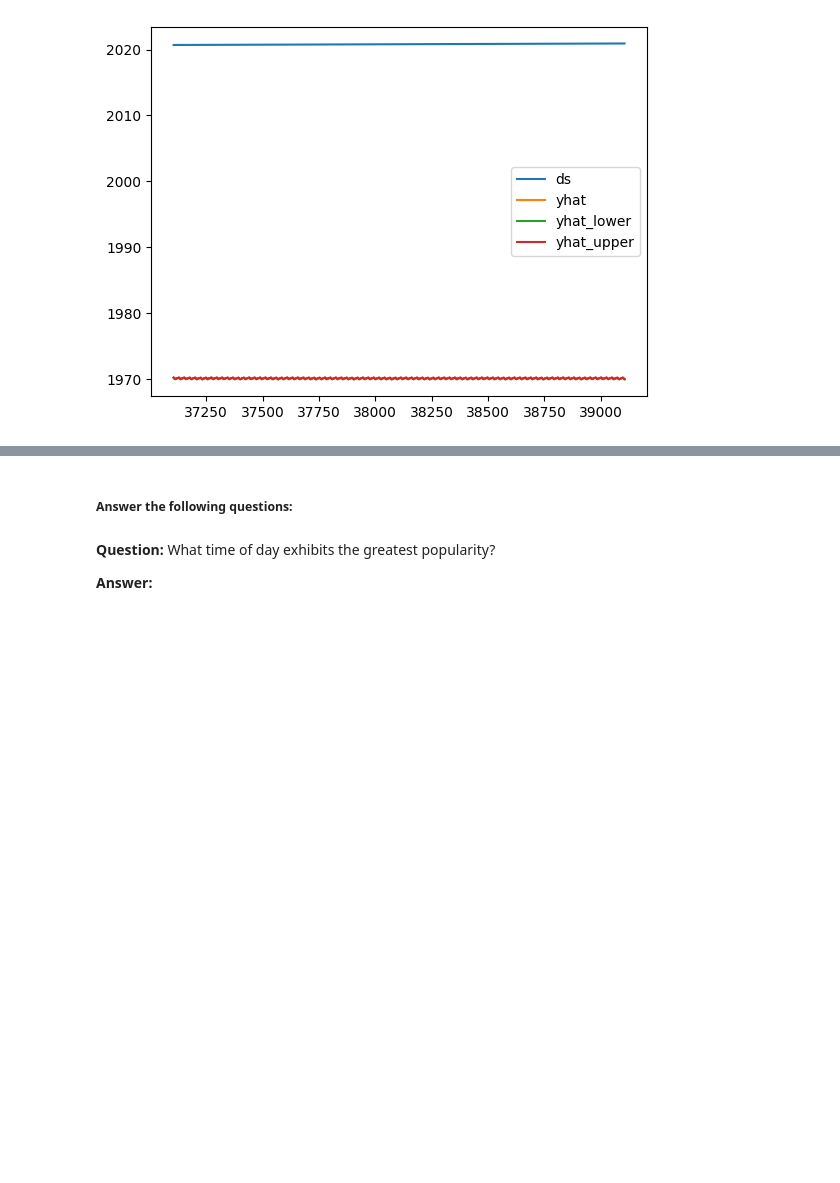
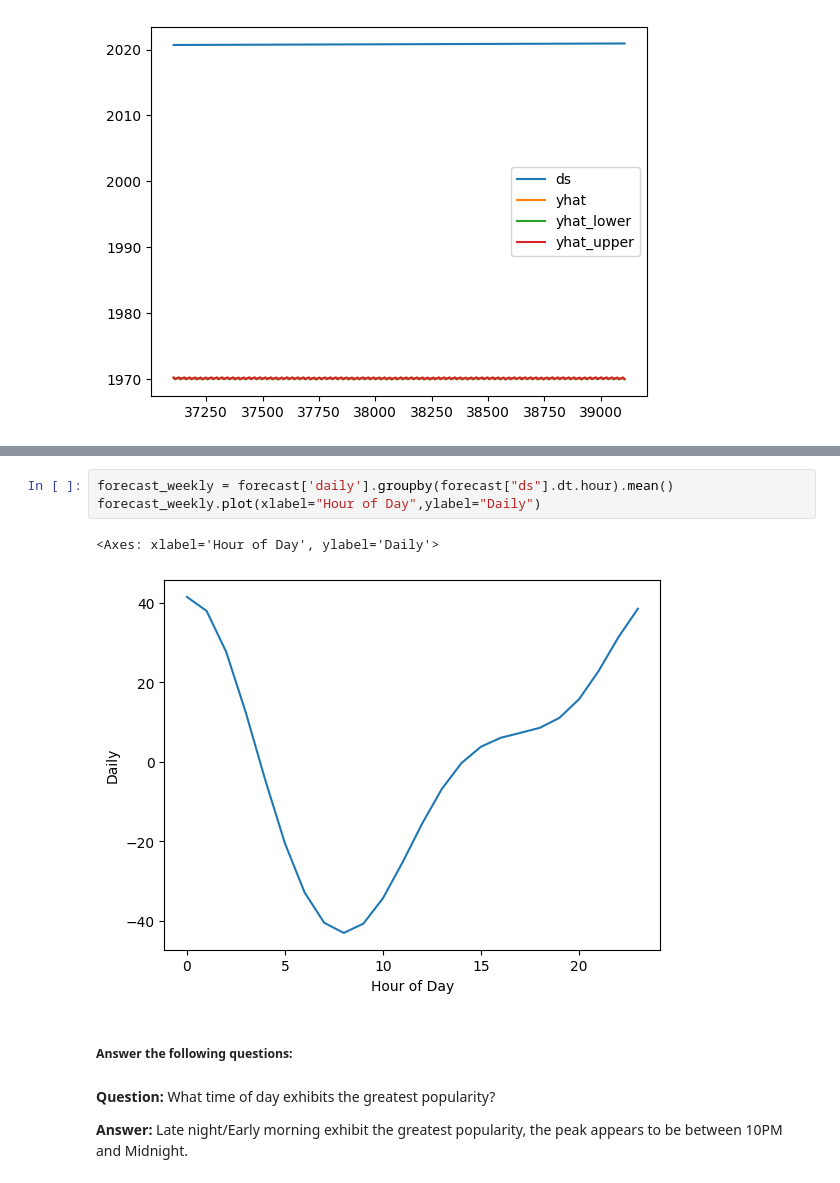
Before and after one commit to jstipe1/prophet-challenge, a Jupyter notebook: forecasting_net_prophet.ipynb, the cells around one changed output, grey strips where cells are left out. Drawn from its saved outputs; the diff is of its cells as text; blank space fills up the shorter version.

```diff
--- a/forecasting_net_prophet.ipynb
+++ b/forecasting_net_prophet.ipynb
@@ -573,9 +548,15 @@ Name: daily, dtype: object
+# %%
+forecast_weekly = forecast['daily'].groupby(forecast["ds"].dt.hour).mean()
+forecast_weekly.plot(xlabel="Hour of Day",ylabel="Daily")
+# %% [output]
+<Axes: xlabel='Hour of Day', ylabel='Daily'>
+[figure, added]
 # %% [markdown]
 ##### Answer the following questions:
 # %% [markdown]
 **Question:** What time of day exhibits the greatest popularity?
 
-**Answer:**
+**Answer:** Late night/Early morning exhibit the greatest popularity, the peak appears to be between 10PM and Midnight.
 # %% [markdown]
 **Question:** Which day of week gets the most search traffic?
 
```
Also changed, not shown: parts of 16 cells of this notebook.
